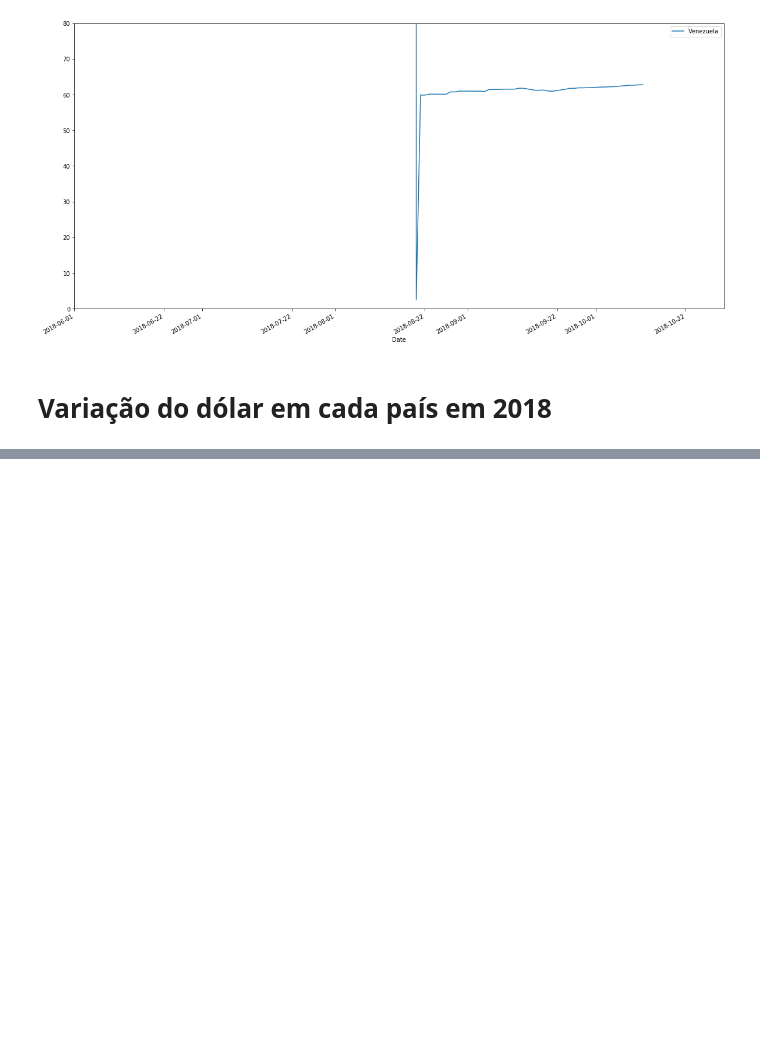
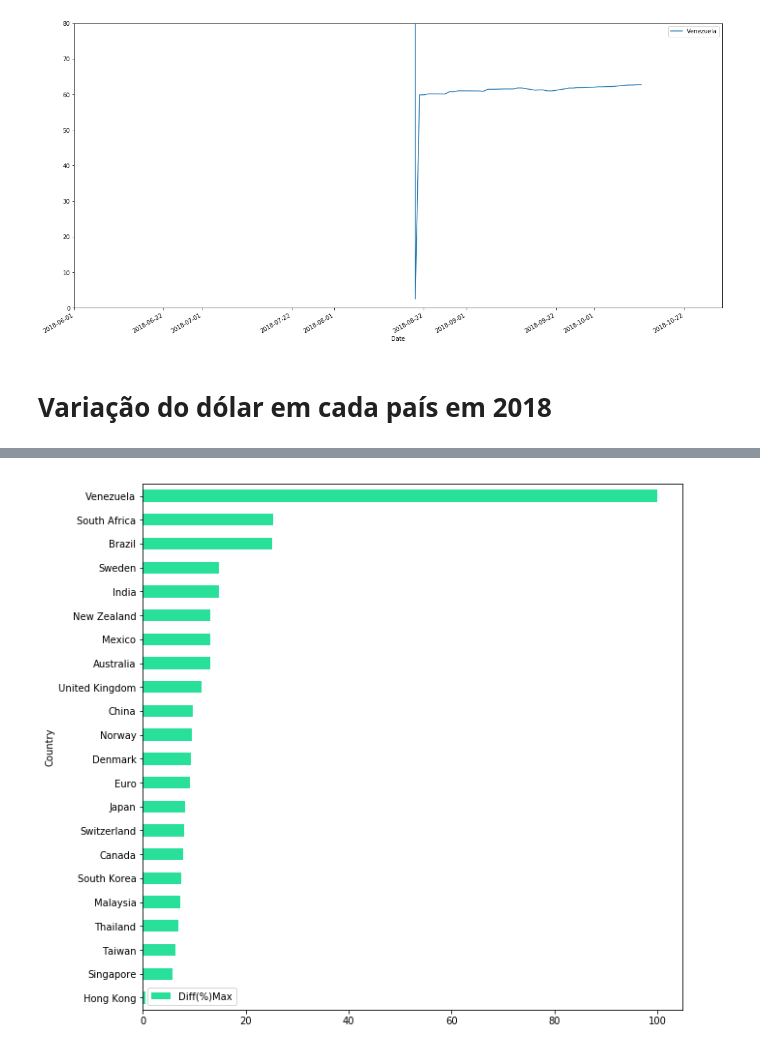
Before and after one commit to isabellefo/usdAnalysis, a Jupyter notebook: USDAnalysis.ipynb, the cells around one changed output, grey strips where cells are left out. Cells and saved outputs as stored; diff of their text form; code cells hidden in the pictures; blank space fills up the shorter version.

Commit message:
Plot do gráfico de variação do dólar nos países em 2018

```diff
--- a/USDAnalysis.ipynb
+++ b/USDAnalysis.ipynb
@@ -194,0 +195,5 @@ print(df.sort_values('Diff(%)Max',ascending  = False))
+# %%
+df.sort_values('Diff(%)Max',ascending = True).plot(kind='barh',x='Country', y='Diff(%)Max', figsize=(10,10), color = '#29E09B')
+plt.show()
+# %% [output]
+[figure, added]
```
Also changed, not shown: parts of 6 cells of this notebook.
